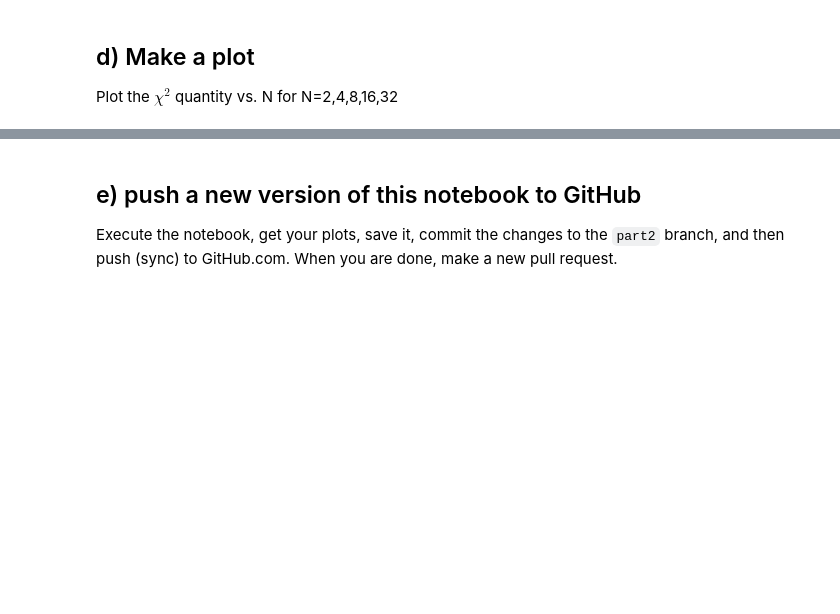
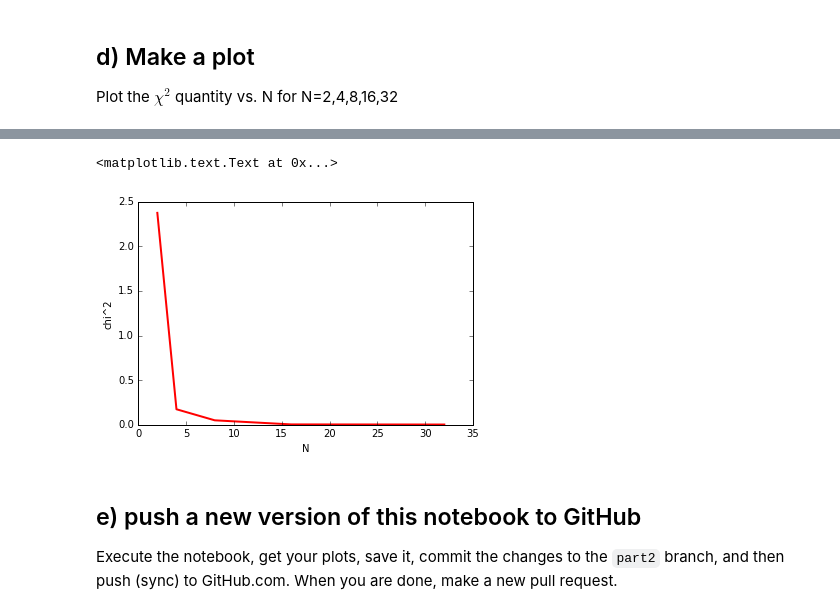
Before and after one commit to cranmer/intro-exp-phys-II, a Jupyter notebook: Central-Limit-Theorem.ipynb, the cells around one changed output, grey strips where cells are left out. Drawn from its saved outputs; the diff is of its cells as text; code cells hidden in the pictures; blank space fills up the shorter version.

```diff
--- a/Central-Limit-Theorem.ipynb
+++ b/Central-Limit-Theorem.ipynb
@@ -369,3 +369,11 @@ do_random_convolution_with_chi2(ok_distributions_list,32)
+# %%
+
+plt.plot((2, 4, 8, 16, 32), (2.3738586230440228, 0.17411722555647713, 0.050268248155951392, 0.004310326108527141, 0.002962960315569545),  lw=2, c='r')
+plt.xlabel('N')
+plt.ylabel('chi^2')
+# %% [output]
+<matplotlib.text.Text at 0x...>
+[figure, added]
 # %% [markdown]
 ## e) push a new version of this notebook to GitHub
 
```
Also changed, not shown: parts of 15 cells of this notebook.
